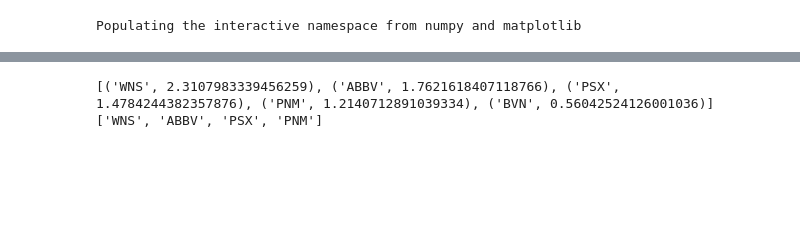
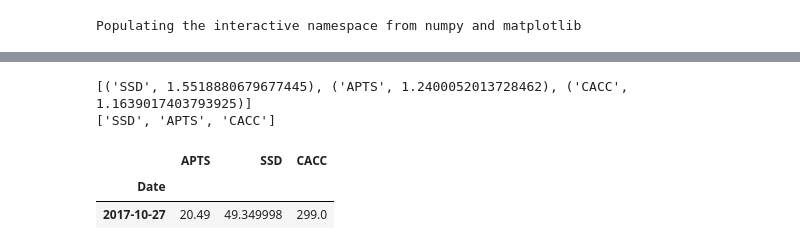
Before and after one commit to ahorjia/RTStock, a Jupyter notebook: TAPython/Portfolio.ipynb, the cells around one changed output, grey strips where cells are left out. Drawn from its saved outputs; the diff is of its cells as text; code cells hidden in the pictures; blank space fills up the shorter version.

```diff
--- a/TAPython/Portfolio.ipynb
+++ b/TAPython/Portfolio.ipynb
@@ -150,9 +144,15 @@ def calc_weights(BP, xs, df):
     out = sorted(out, key=lambda tup: tup[1], reverse=True)
     return out
 # %%
-out = calc_weights(444.96, opts.x, df)
+out = calc_weights(450.00, opts.x, df)
 print out
-print [sym[0] for sym in out[:4]]
+print [sym[0] for sym in out if sym[1] > 0.00001]
 # %% [output]
-[('WNS', 2.3107983339456259), ('ABBV', 1.7621618407118766), ('PSX', 1.4784244382357876), ('PNM', 1.2140712891039334), ('BVN', 0.56042524126001036)]
-['WNS', 'ABBV', 'PSX', 'PNM']
+[('SSD', 1.5518880679677445), ('APTS', 1.2400052013728462), ('CACC', 1.1639017403793925)]
+['SSD', 'APTS', 'CACC']
+# %%
+df.tail(1)
+# %% [output]
+|  | APTS | SSD | CACC |
+| Date |  |  |  |
+| 2017-10-27 | 20.49 | 49.349998 | 299.0 |
```
Also changed, not shown: parts of 14 cells of this notebook.
